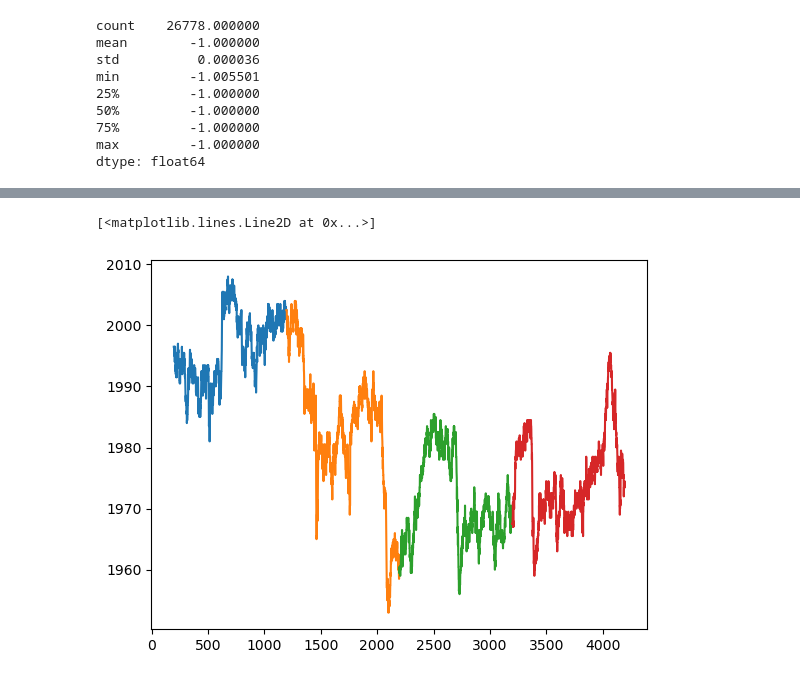
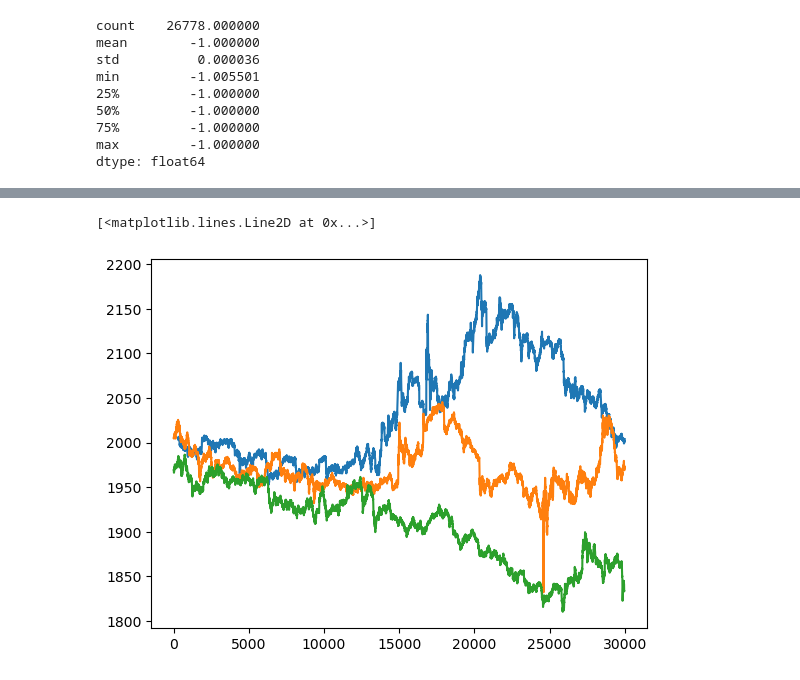
Before and after one commit to IMC-Prosperity-Granite-Flow/IMC_Prosperity3_GraniteFlow, a Jupyter notebook: src/analysis/round1/price_round.ipynb, the cells around one changed output, grey strips where cells are left out. Cells and saved outputs as stored; diff of their text form; code cells hidden in the pictures.

```diff
--- a/src/analysis/round1/price_round.ipynb
+++ b/src/analysis/round1/price_round.ipynb
@@ -79,7 +79,6 @@ df = orderbook_preprocess(df)
 def extract_product_df(df, symbol: str):
     df_product = df[df['product'] == symbol]
     #重新设置索引
-    df_product.reset_index(drop=True, inplace=True)
     return df_product
 # %%
 df_ink = extract_product_df(df, 'KELP')
@@ -328,5 +327,3 @@ def get_return(df):
     k = kurtosis(df['log_return_5'])
     print("Kurtosis of log_return_5: ", k)
     return df
-# %%
-df_ink = get_return(df_ink)
@@ -423,3 +397,5 @@ def calculate_factors(df):
     return df
 # %%
 df_ink0 = df_ink[df_ink['day'] == -2]
+df_ink1 = df_ink[df_ink['day'] == -1]
+df_ink2 = df_ink[df_ink['day'] == 0]
@@ -543,8 +495,7 @@ Aggregated Peak at frequency -0.0814 with amplitude 40077478.0726
 # %%
-plt.plot(df_ink['mid_price'][:1000])
-plt.plot(df_ink['mid_price'][1000:2000])
-plt.plot(df_ink['mid_price'][2000:3000])
-plt.plot(df_ink['mid_price'][3000:4000])
+plt.plot(df_ink0['mid_price'])
+plt.plot(df_ink1['mid_price'])
+plt.plot(df_ink2['mid_price'])
 # %% [output]
 [<matplotlib.lines.Line2D at 0x...>]
-[figure, old version]
+[figure, new version]
```
Also changed, not shown: parts of 12 cells of this notebook, 38 other files.
